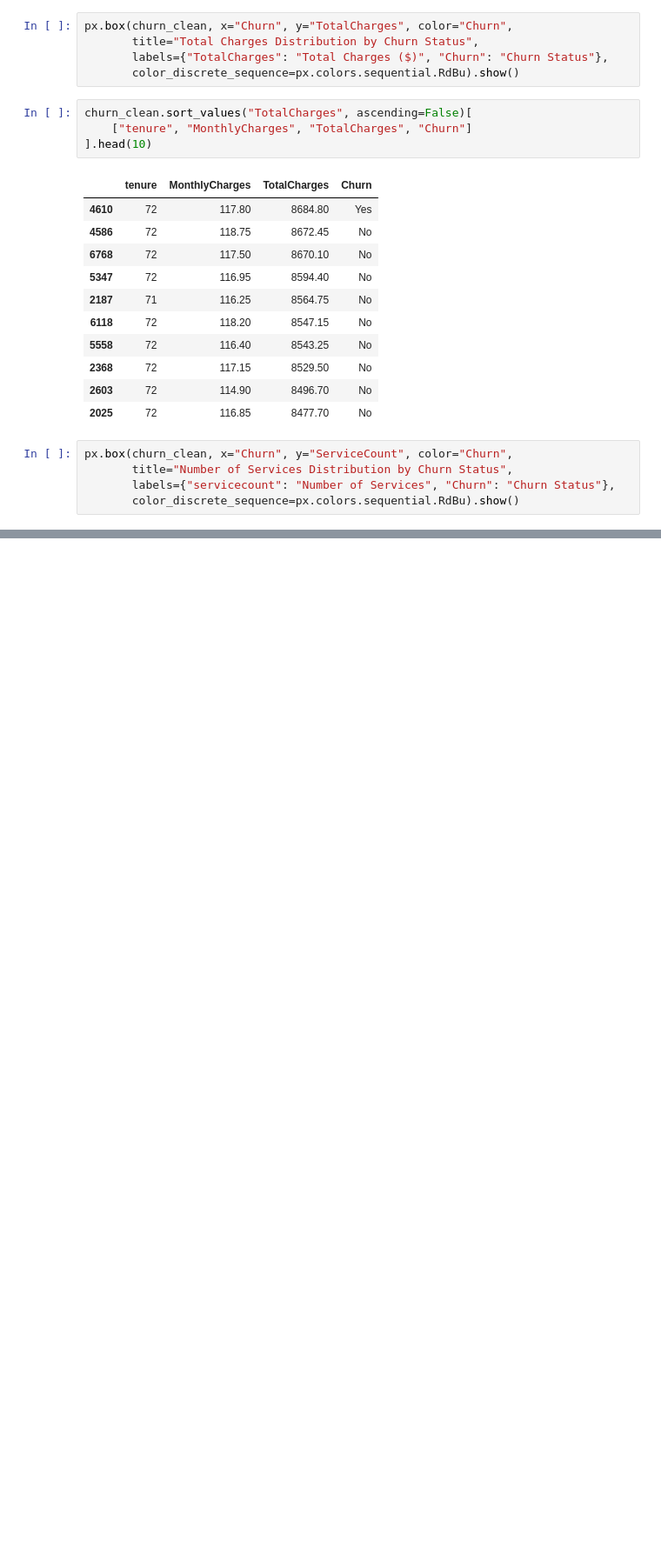
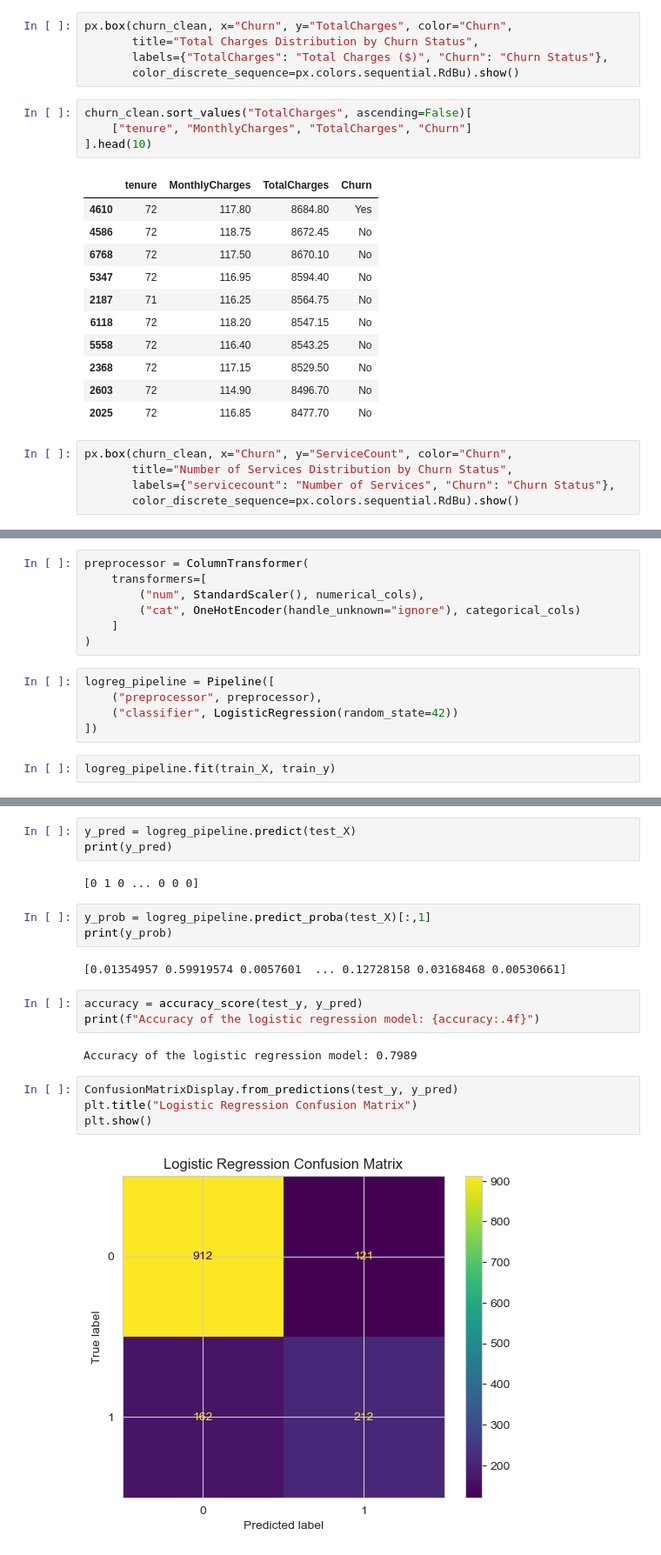
Before and after one commit to ishita-in-data/churn_project_telco, a Jupyter notebook: Untitled.ipynb, the cells around one changed output, grey strips where cells are left out. Shown at 87% size. Cells and saved outputs as stored; diff of their text form; blank space fills up the shorter version.

```diff
--- a/Untitled.ipynb
+++ b/Untitled.ipynb
@@ -560,0 +591,14 @@ px.box(churn_clean, x="Churn", y="ServiceCount", color="Churn",
+# %%
+preprocessor = ColumnTransformer(
+    transformers=[
+        ("num", StandardScaler(), numerical_cols),
+        ("cat", OneHotEncoder(handle_unknown="ignore"), categorical_cols)
+    ]
+)
+# %%
+logreg_pipeline = Pipeline([
+    ("preprocessor", preprocessor),
+    ("classifier", LogisticRegression(random_state=42))
+])
+# %%
+logreg_pipeline.fit(train_X, train_y)
@@ -560,0 +623,21 @@ px.box(churn_clean, x="Churn", y="ServiceCount", color="Churn",
+# %%
+y_pred = logreg_pipeline.predict(test_X)
+print(y_pred)
+# %% [output]
+[0 1 0 ... 0 0 0]
+# %%
+y_prob = logreg_pipeline.predict_proba(test_X)[:,1]
+print(y_prob)
+# %% [output]
+[0.01354957 0.59919574 0.0057601  ... 0.12728158 0.03168468 0.00530661]
+# %%
+accuracy = accuracy_score(test_y, y_pred)
+print(f"Accuracy of the logistic regression model: {accuracy:.4f}")
+# %% [output]
+Accuracy of the logistic regression model: 0.7989
+# %%
+ConfusionMatrixDisplay.from_predictions(test_y, y_pred)
+plt.title("Logistic Regression Confusion Matrix")
+plt.show()
+# %% [output]
+[figure, added]
```
Also changed, not shown: parts of 7 cells of this notebook.
